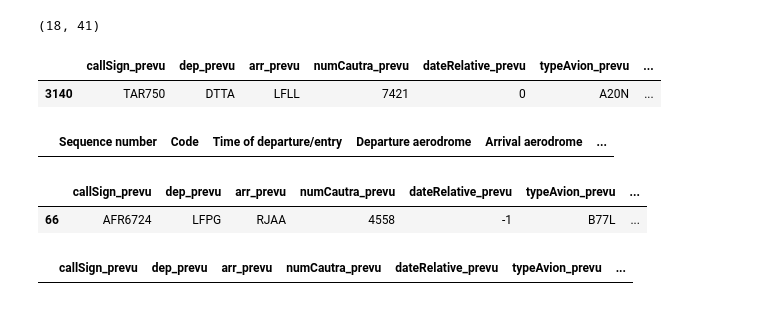
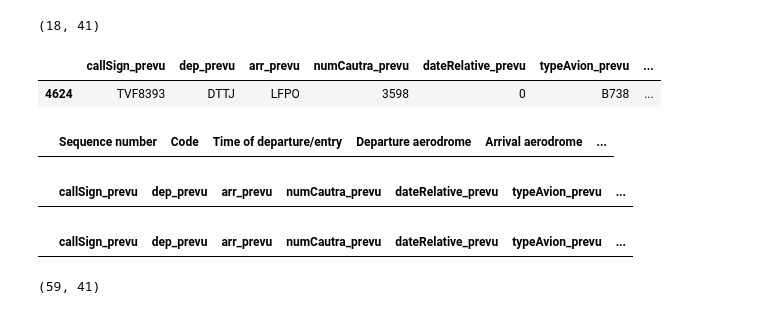
Before and after one commit to ittaldias/redevance, a Jupyter notebook: notebook/test_comparaison.ipynb, the cells around one changed output. Cells and saved outputs as stored; diff of their text form; code cells hidden in the pictures.

```diff
--- a/notebook/test_comparaison.ipynb
+++ b/notebook/test_comparaison.ipynb
@@ -1374,8 +1374,8 @@ dataresult = comparaison_data(jour_cible, ABACUS_Mars, 240316, 240316)
 # %% [output]
 (18, 41)
 # %%
-jour_2[jour_2['callSign_prevu']=='TAR750']
+jour_2[jour_2['callSign_prevu']=='TVF8393']
 # %% [output]
 |  | callSign_prevu | dep_prevu | arr_prevu | numCautra_prevu | dateRelative_prevu | typeAvion_prevu | ... |
-| 3140 | TAR750 | DTTA | LFLL | 7421 | 0 | A20N | ... |
+| 4624 | TVF8393 | DTTJ | LFPO | 3598 | 0 | B738 | ... |
 # %%
@@ -1383,14 +1383,17 @@ jour_cible[jour_cible['Flight identification']=='TAR750']
 # %% [output]
 |  | Sequence number | Code | Time of departure/entry | Departure aerodrome | Arrival aerodrome | ... |
 # %%
-jour_3_utile[jour_3_utile['callSign_prevu']=='AFR6724']
+jour_3_utile[jour_3_utile['callSign_prevu']=='TVF8393']
 # %% [output]
 |  | callSign_prevu | dep_prevu | arr_prevu | numCautra_prevu | dateRelative_prevu | typeAvion_prevu | ... |
-| 66 | AFR6724 | LFPG | RJAA | 4558 | -1 | B77L | ... |
 # %%
 (jour_3_utile[jour_3_utile['date_de_reference']=='2024-03-18']).head(1)
 # %% [output]
 |  | callSign_prevu | dep_prevu | arr_prevu | numCautra_prevu | dateRelative_prevu | typeAvion_prevu | ... |
+# %%
+(dataresult[dataresult["compare"] ==2]).shape
+# %% [output]
+(59, 41)
 # %%
 from datetime import datetime
 
```
Also changed, not shown: parts of 1 cell of this notebook.
